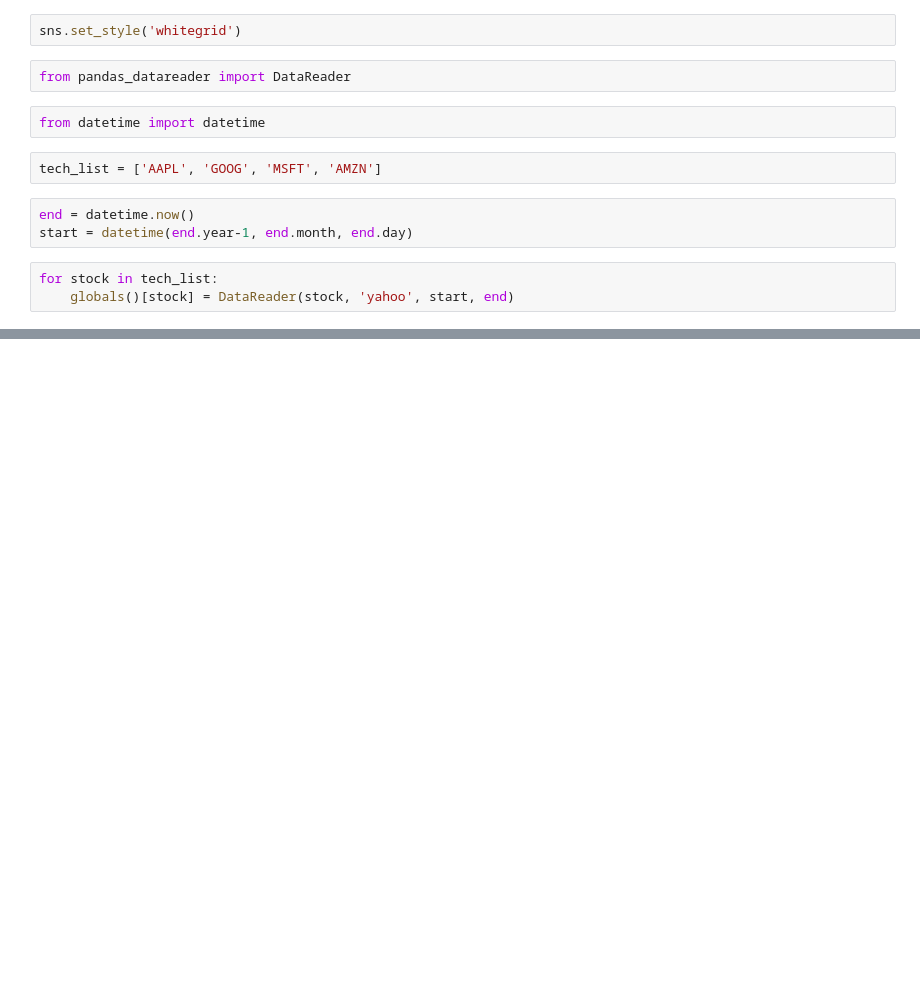
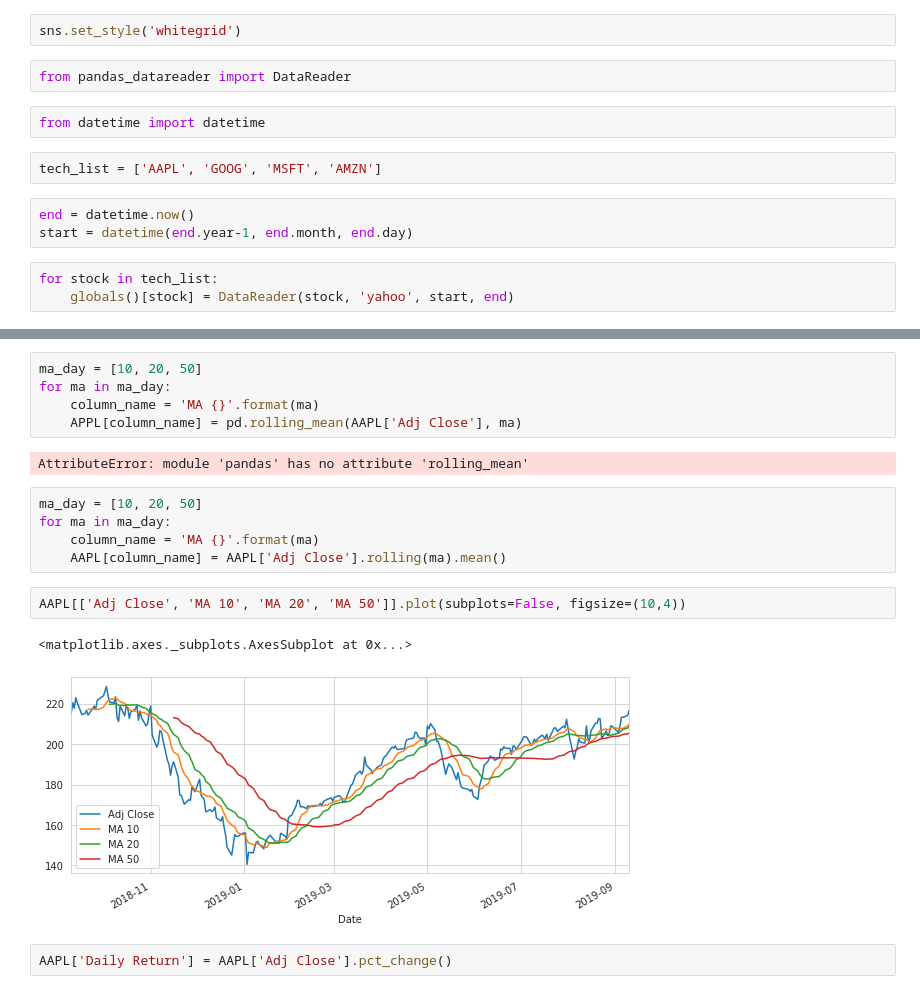
Before and after one commit to ducksfrogs/udemy_dataAna_py, a Jupyter notebook: 50thouzand_py/kabuka.ipynb, the cells around one changed output, grey strips where cells are left out. Saved outputs shown, nothing was run; the diff lists cells and outputs as text; blank space fills up the shorter version.

```diff
--- a/50thouzand_py/kabuka.ipynb
+++ b/50thouzand_py/kabuka.ipynb
@@ -35,0 +62,19 @@ AAPL.describe()
+# %%
+ma_day = [10, 20, 50]
+for ma in ma_day:
+    column_name = 'MA {}'.format(ma)
+    APPL[column_name] = pd.rolling_mean(AAPL['Adj Close'], ma)
+# %% [output]
+AttributeError: module 'pandas' has no attribute 'rolling_mean'
+# %%
+ma_day = [10, 20, 50]
+for ma in ma_day:
+    column_name = 'MA {}'.format(ma)
+    AAPL[column_name] = AAPL['Adj Close'].rolling(ma).mean()
+# %%
+AAPL[['Adj Close', 'MA 10', 'MA 20', 'MA 50']].plot(subplots=False, figsize=(10,4))
+# %% [output]
+<matplotlib.axes._subplots.AxesSubplot at 0x...>
+[figure, added]
+# %%
+AAPL['Daily Return'] = AAPL['Adj Close'].pct_change()
```
Also changed, not shown: parts of 10 cells of this notebook.
